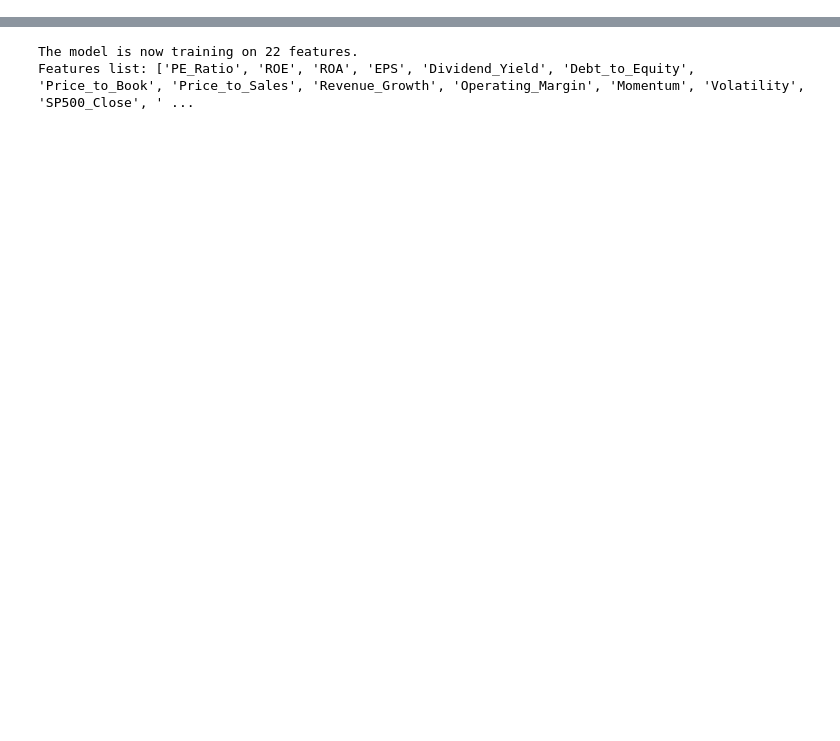
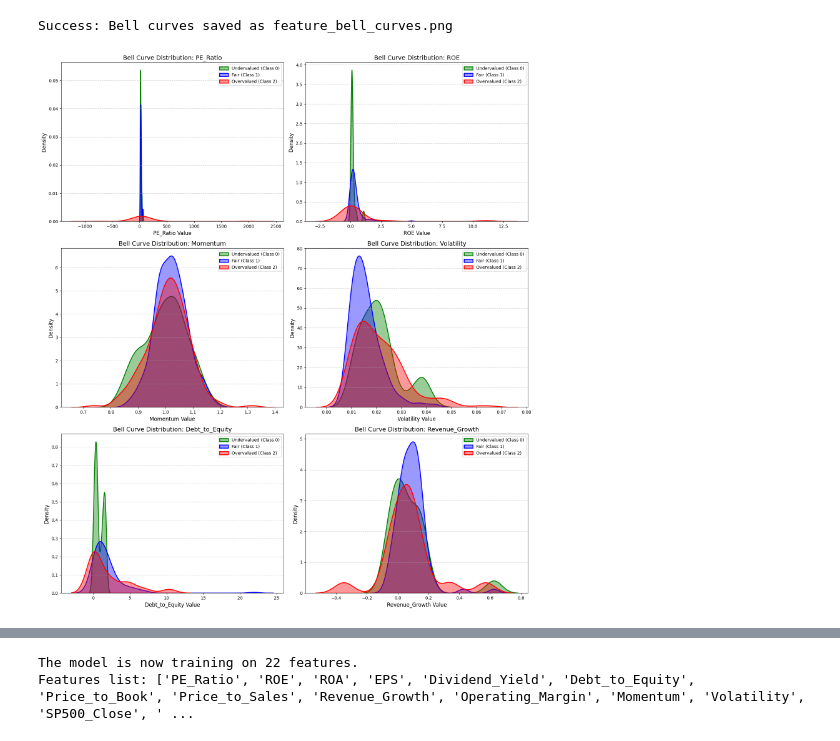
Before and after one commit to msintangible/valuation-chatbot, a Jupyter notebook: classifciation model.ipynb, the cells around one changed output, grey strips where cells are left out. Drawn from its saved outputs; the diff is of its cells as text; code cells hidden in the pictures; blank space fills up the shorter version.

```diff
--- a/classifciation model.ipynb
+++ b/classifciation model.ipynb
@@ -248,0 +349,40 @@ plt.show()
+# %%
+# Filter only features that exist in the dataframe
+features_to_plot = [f for f in analysis_features if f in df.columns]
+
+if not features_to_plot:
+    print("Error: None of the requested features found in the CSV.")
+else:
+    # UPDATED: Changed grid to 3 rows, 2 columns to fit all 6 features
+    plt.figure(figsize=(16, 18))
+
+    # Define colors for the classes
+    palette = {0: 'green', 1: 'blue', 2: 'red'}
+    labels = {0: 'Undervalued (Class 0)', 1: 'Fair (Class 1)', 2: 'Overvalued (Class 2)'}
+
+    for i, feature in enumerate(features_to_plot):
+        # UPDATED: (3 rows, 2 columns, index)
+        plt.subplot(3, 2, i + 1)
+
+        # Create the bell curves (KDE plots)
+        for target_val in sorted(df['Target'].unique()):
+            subset = df[df['Target'] == target_val]
+            sns.kdeplot(subset[feature],
+                        fill=True,
+                        label=labels.get(target_val, f'Class {target_val}'),
+                        color=palette.get(target_val, 'gray'),
+                        alpha=0.4,
+                        linewidth=2)
+
+        plt.title(f'Bell Curve Distribution: {feature}', fontsize=14)
+        plt.xlabel(f'{feature} Value', fontsize=12)
+        plt.ylabel('Density', fontsize=12)
+        plt.grid(axis='y', linestyle='--', alpha=0.7)
+        plt.legend()
+
+    plt.tight_layout()
+    plt.savefig('feature_bell_curves.png')
+    print("Success: Bell curves saved as feature_bell_curves.png")# Filter only features that exist in the dataframe
+# %% [output]
+Success: Bell curves saved as feature_bell_curves.png
+[figure, added]
```
Also changed, not shown: parts of 16 cells of this notebook, 4 other files.
